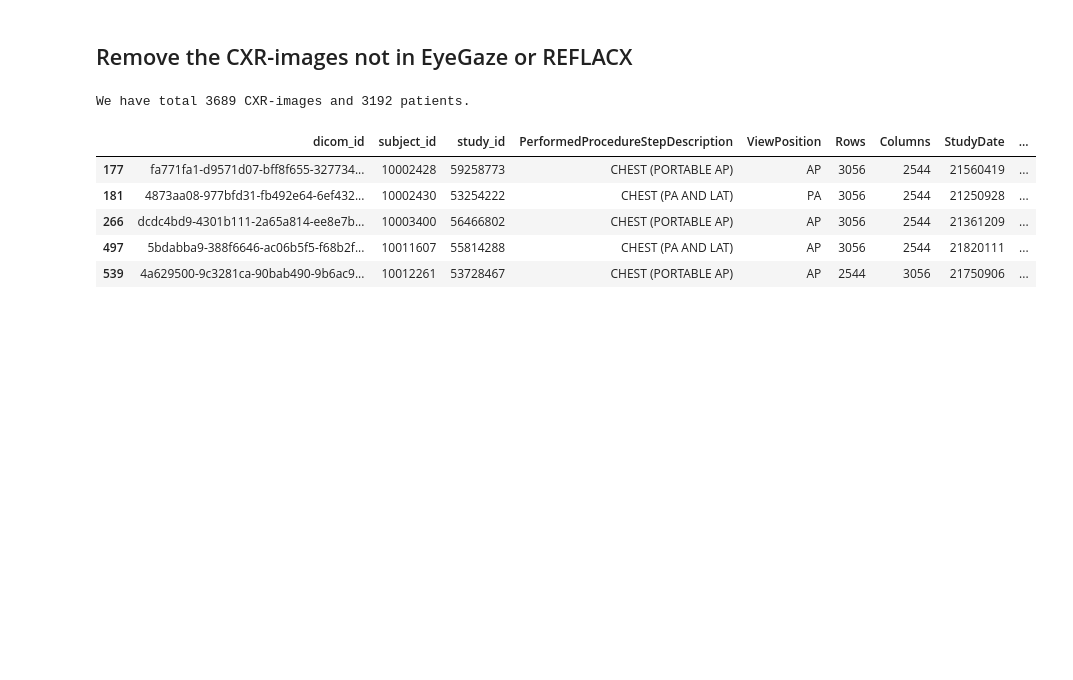
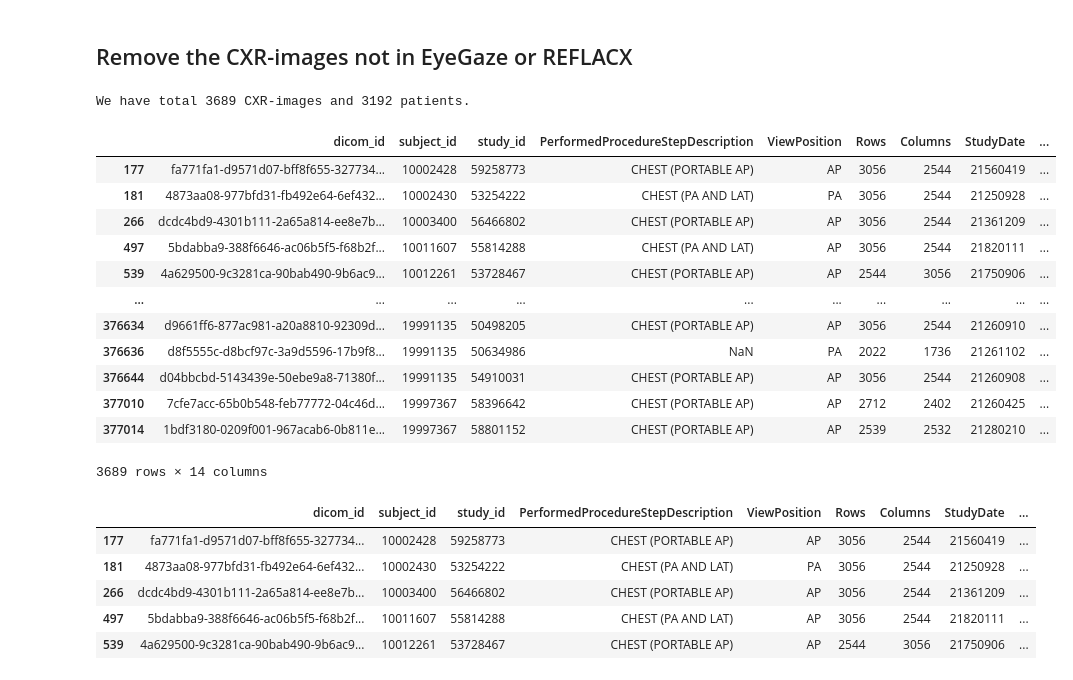
Before and after one commit to ChihchengHsieh/MIMIC-Eye, a Jupyter notebook: [Patient-Level] (1) Clinical_data_import_mini copy.ipynb, the cells around one changed output. Saved outputs shown, nothing was run; the diff lists cells and outputs as text; code cells hidden in the pictures; blank space fills up the shorter version.

```diff
--- a/[Patient-Level] (1) Clinical_data_import_mini copy.ipynb
+++ b/[Patient-Level] (1) Clinical_data_import_mini copy.ipynb
@@ -82,6 +82,22 @@ print(
     f"We have total {len(CXR_meta_df)} CXR-images and {len(list(set(CXR_meta_df['subject_id'])))} patients.")
 # %% [output]
 We have total 3689 CXR-images and 3192 patients.
+# %%
+CXR_meta_df
+# %% [output]
+|  | dicom_id | subject_id | study_id | PerformedProcedureStepDescription | ViewPosition | Rows | Columns | StudyDate | ... |
+| 177 | fa771fa1-d9571d07-bff8f655-327734... | 10002428 | 59258773 | CHEST (PORTABLE AP) | AP | 3056 | 2544 | 21560419 | ... |
+| 181 | 4873aa08-977bfd31-fb492e64-6ef432... | 10002430 | 53254222 | CHEST (PA AND LAT) | PA | 3056 | 2544 | 21250928 | ... |
+| 266 | dcdc4bd9-4301b111-2a65a814-ee8e7b... | 10003400 | 56466802 | CHEST (PORTABLE AP) | AP | 3056 | 2544 | 21361209 | ... |
+| 497 | 5bdabba9-388f6646-ac06b5f5-f68b2f... | 10011607 | 55814288 | CHEST (PA AND LAT) | AP | 3056 | 2544 | 21820111 | ... |
+| 539 | 4a629500-9c3281ca-90bab490-9b6ac9... | 10012261 | 53728467 | CHEST (PORTABLE AP) | AP | 2544 | 3056 | 21750906 | ... |
+| ... | ... | ... | ... | ... | ... | ... | ... | ... | ... |
+| 376634 | d9661ff6-877ac981-a20a8810-92309d... | 19991135 | 50498205 | CHEST (PORTABLE AP) | AP | 3056 | 2544 | 21260910 | ... |
+| 376636 | d8f5555c-d8bcf97c-3a9d5596-17b9f8... | 19991135 | 50634986 | NaN | PA | 2022 | 1736 | 21261102 | ... |
+| 376644 | d04bbcbd-5143439e-50ebe9a8-71380f... | 19991135 | 54910031 | CHEST (PORTABLE AP) | AP | 3056 | 2544 | 21260908 | ... |
+| 377010 | 7cfe7acc-65b0b548-feb77772-04c46d... | 19997367 | 58396642 | CHEST (PORTABLE AP) | AP | 2712 | 2402 | 21260425 | ... |
+| 377014 | 1bdf3180-0209f001-967acab6-0b811e... | 19997367 | 58801152 | CHEST (PORTABLE AP) | AP | 2539 | 2532 | 21280210 | ... |
+3689 rows × 14 columns
 # %%
 CXR_meta_df.head(5)
 # %% [output]
```
Also changed, not shown: parts of 2 cells of this notebook, 1 other file.
